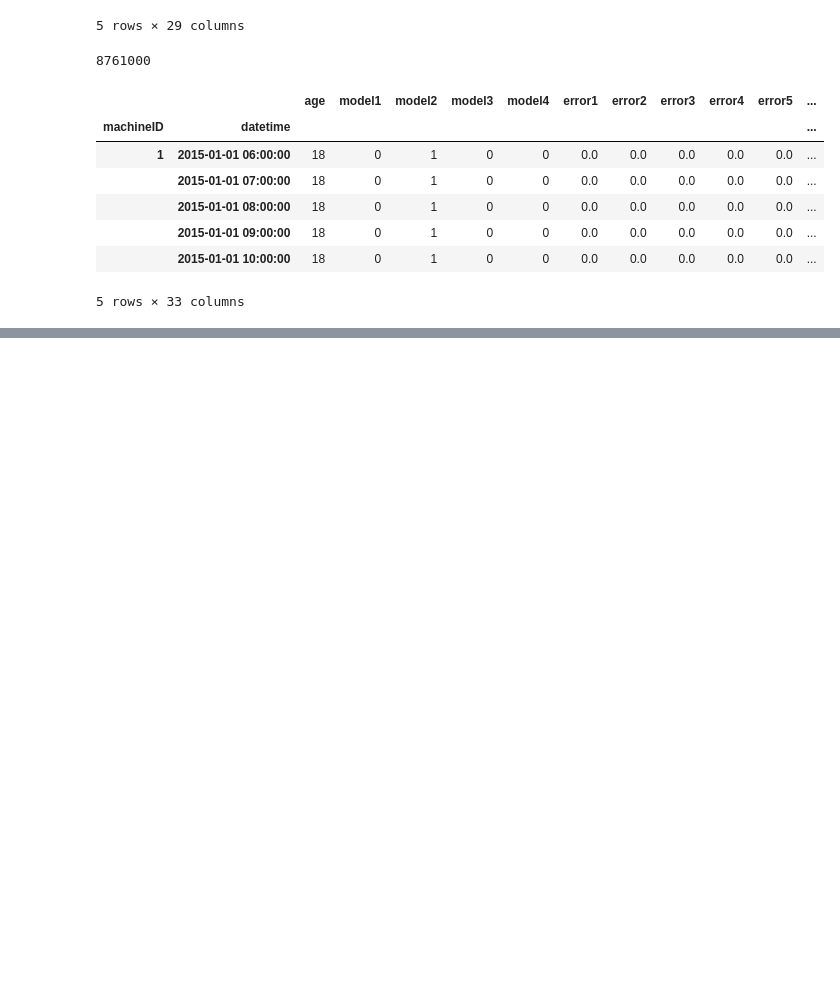
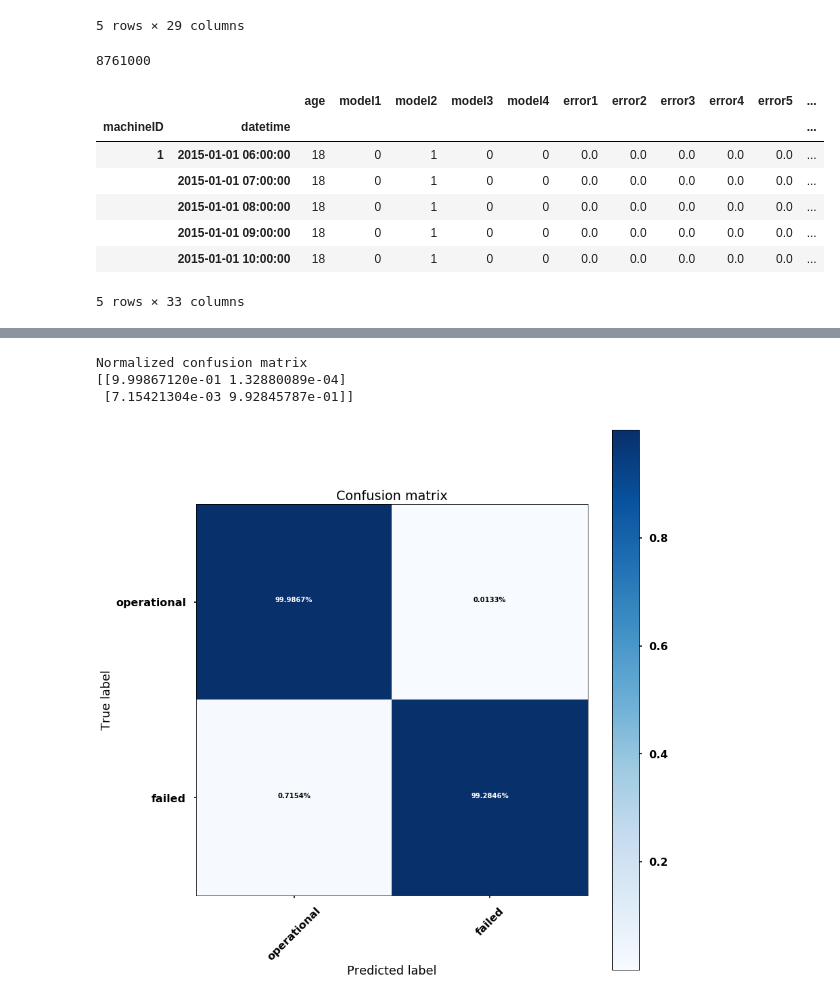
Before and after one commit to autonlab/2018.hackAuton, a Jupyter notebook: MarkovChainChomps/CP2-MarkovChainChomps.ipynb, the cells around one changed output, grey strips where cells are left out. Cells and saved outputs as stored; diff of their text form; code cells hidden in the pictures; blank space fills up the shorter version.

```diff
--- a/MarkovChainChomps/CP2-MarkovChainChomps.ipynb
+++ b/MarkovChainChomps/CP2-MarkovChainChomps.ipynb
@@ -183,0 +288,8 @@ X_y.head()
+# %%
+cm = sum(cms) / float(len(split_ids))
+plot_confusion_matrix(cm, classes=['operational', 'failed'], normalize=True)
+# %% [output]
+Normalized confusion matrix
+[[9.99867120e-01 1.32880089e-04]
+ [7.15421304e-03 9.92845787e-01]]
+[figure, added]
```
Also changed, not shown: parts of 11 cells of this notebook.
